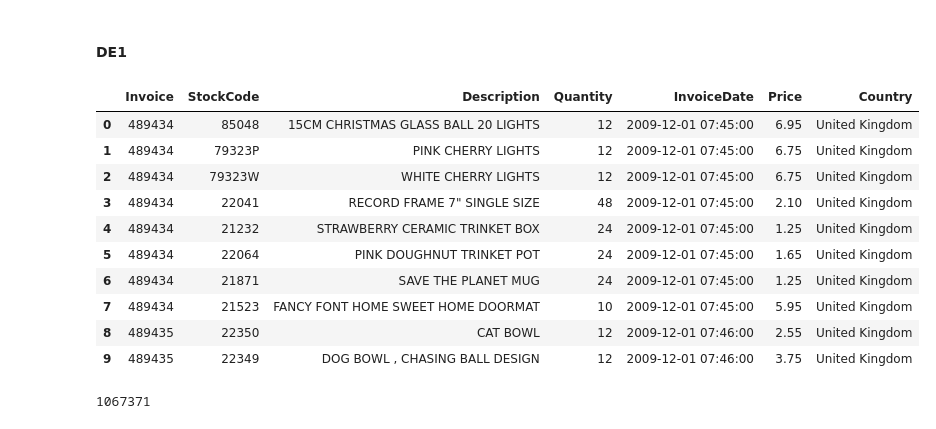
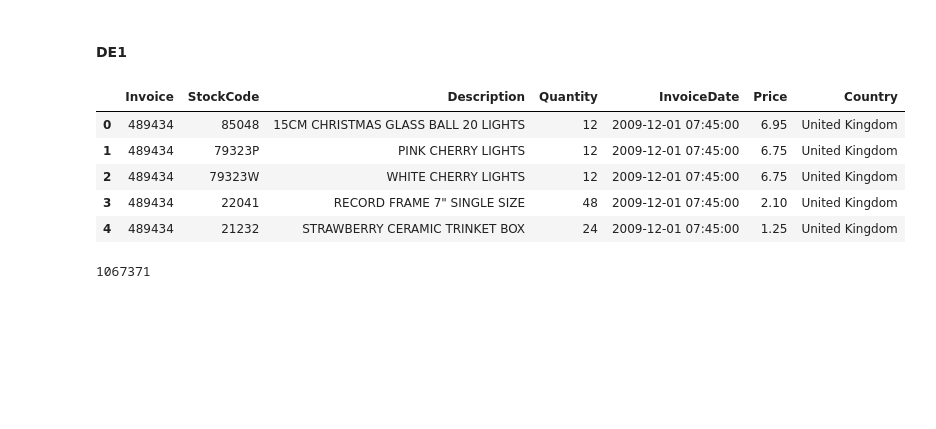
Before and after one commit to kholostovamk/Online-Retail-II-UCI, a Jupyter notebook: work.ipynb, the cells around one changed output. Drawn from its saved outputs; the diff is of its cells as text; code cells hidden in the pictures; blank space fills up the shorter version.

```diff
--- a/work.ipynb
+++ b/work.ipynb
@@ -34,19 +36,14 @@ def log_removed_rows(rule, df_before_change, df_after_change):
 df = pd.concat(sheets.values(), ignore_index = True)
 # %%
 #looking at first five rows of the file, hiding customerID info
-df.drop(columns="Customer ID").head(10)
+df.drop(columns="Customer ID").head()
 # %% [output]
 |  | Invoice | StockCode | Description | Quantity | InvoiceDate | Price | Country |
 | 0 | 489434 | 85048 | 15CM CHRISTMAS GLASS BALL 20 LIGHTS | 12 | 2009-12-01 07:45:00 | 6.95 | United Kingdom |
 | 1 | 489434 | 79323P | PINK CHERRY LIGHTS | 12 | 2009-12-01 07:45:00 | 6.75 | United Kingdom |
 | 2 | 489434 | 79323W | WHITE CHERRY LIGHTS | 12 | 2009-12-01 07:45:00 | 6.75 | United Kingdom |
 | 3 | 489434 | 22041 | RECORD FRAME 7" SINGLE SIZE | 48 | 2009-12-01 07:45:00 | 2.10 | United Kingdom |
 | 4 | 489434 | 21232 | STRAWBERRY CERAMIC TRINKET BOX | 24 | 2009-12-01 07:45:00 | 1.25 | United Kingdom |
-| 5 | 489434 | 22064 | PINK DOUGHNUT TRINKET POT | 24 | 2009-12-01 07:45:00 | 1.65 | United Kingdom |
-| 6 | 489434 | 21871 | SAVE THE PLANET MUG | 24 | 2009-12-01 07:45:00 | 1.25 | United Kingdom |
-| 7 | 489434 | 21523 | FANCY FONT HOME SWEET HOME DOORMAT | 10 | 2009-12-01 07:45:00 | 5.95 | United Kingdom |
-| 8 | 489435 | 22350 | CAT BOWL | 12 | 2009-12-01 07:46:00 | 2.55 | United Kingdom |
-| 9 | 489435 | 22349 | DOG BOWL , CHASING BALL DESIGN | 12 | 2009-12-01 07:46:00 | 3.75 | United Kingdom |
 # %%
 #length of the data frame (must be > million)
 len(df)
```
Also changed, not shown: parts of 13 cells of this notebook.
